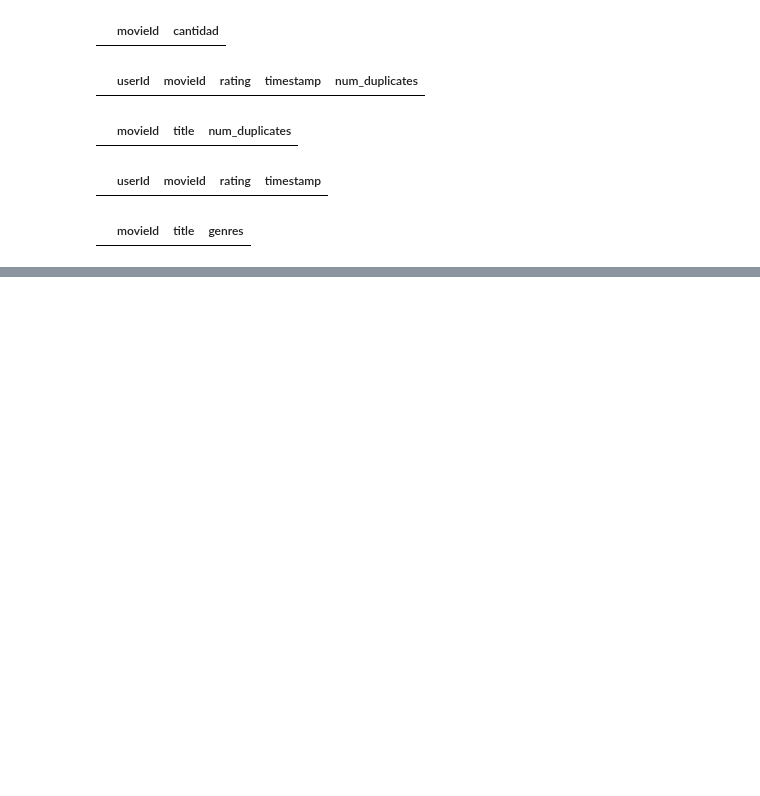
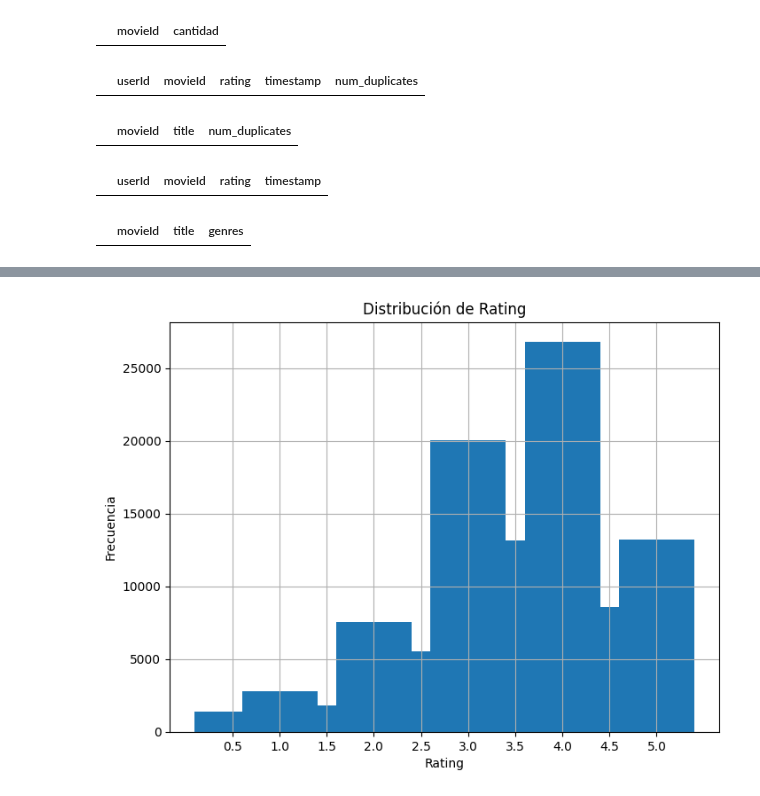
Before and after one commit to DanielMerkdo/ensayo, a Jupyter notebook: proyecto1_aa.ipynb, the cells around one changed output, grey strips where cells are left out. Saved outputs shown, nothing was run; the diff lists cells and outputs as text; code cells hidden in the pictures; blank space fills up the shorter version.

Commit message:
Generos, gráfico de distribución

```diff
--- a/proyecto1_aa.ipynb
+++ b/proyecto1_aa.ipynb
@@ -309,0 +339,16 @@ null_records
+# %%
+# Distribución de la columna 'rating'
+query_rating = """
+SELECT
+    rating,
+    COUNT(*) AS frequency
+FROM
+    ratings
+GROUP BY
+    rating
+ORDER BY
+    rating;
+"""
+df_rating_dist = pd.read_sql_query(query_rating, conex)
+print("Distribución de Rating:\n", df_rating_dist)
+conex.close()
@@ -309,0 +368,12 @@ null_records
+# %%
+#Grafico de la distribucion del objeto Rating
+plt.figure(figsize=(8, 6))  # Ajustar el tamaño de la figura si es necesario
+plt.bar(df_rating_dist['rating'], df_rating_dist['frequency'])
+plt.xlabel('Rating')
+plt.ylabel('Frecuencia')
+plt.title('Distribución de Rating')
+plt.xticks(df_rating_dist['rating'])  # Mostrar todos los valores de rating en el eje x
+plt.grid(True)
+plt.show()
+# %% [output]
+[figure, added]
```
Also changed, not shown: parts of 8 cells of this notebook.
